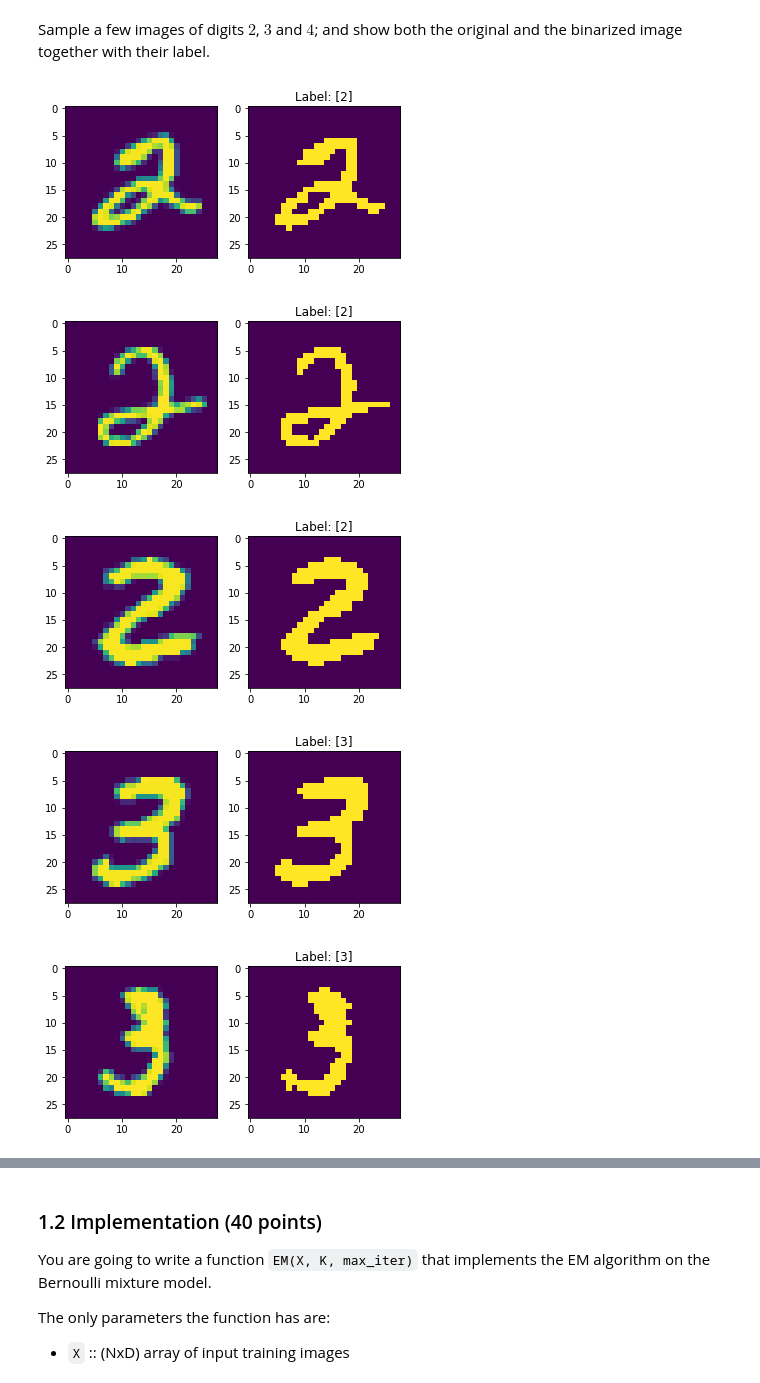
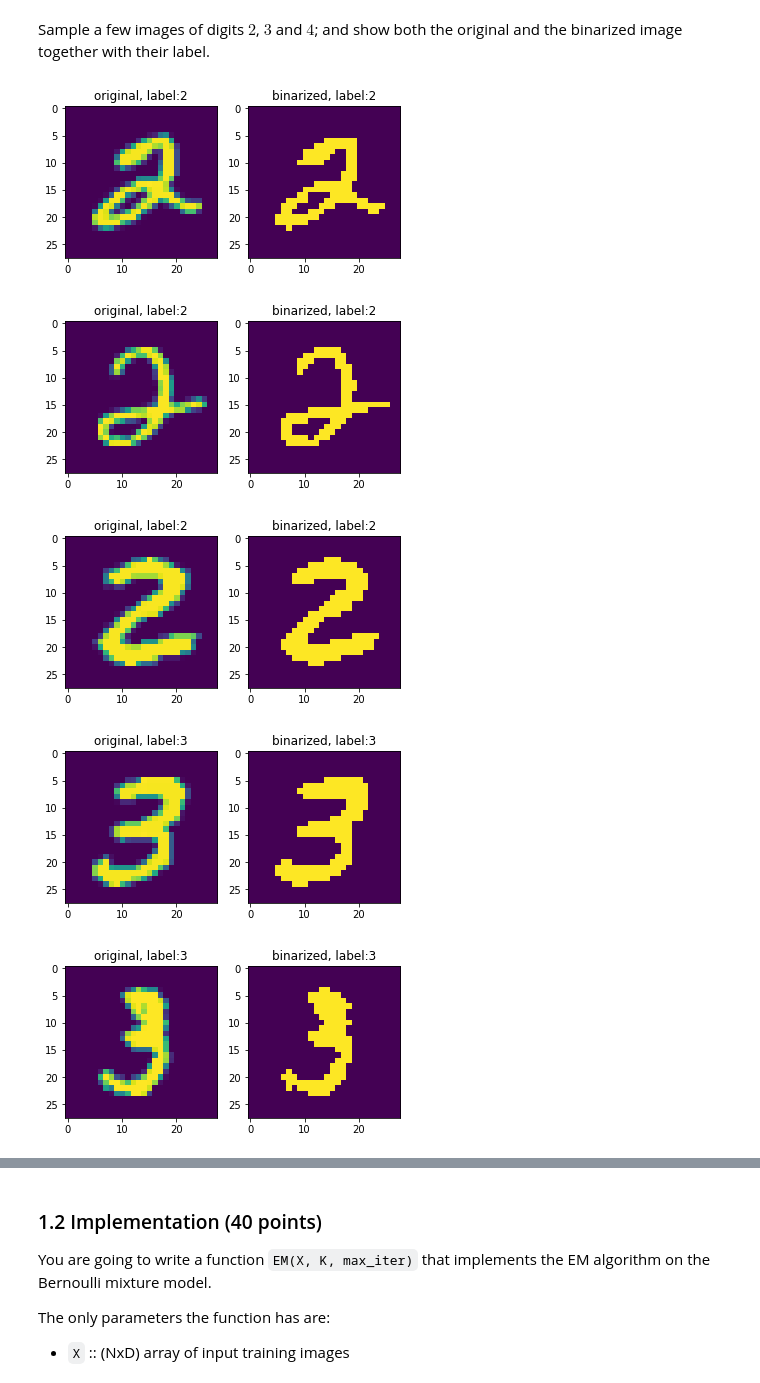
Before and after one commit to JappaB/ML2, a Jupyter notebook: lab3/10260250_10437215_lab3.ipynb, the cells around one changed output, grey strips where cells are left out. Drawn from its saved outputs; the diff is of its cells as text; code cells hidden in the pictures.

Commit message:
plots iets fancyer/incl titles

```diff
--- a/lab3/10260250_10437215_lab3.ipynb
+++ b/lab3/10260250_10437215_lab3.ipynb
@@ -67,17 +67,18 @@ Sample a few images of digits $2$, $3$ and $4$; and show both the original and t
 # %%
 twos = np.argwhere(train_labels == 2)
 threes = np.argwhere(train_labels == 3)
 fours = np.argwhere(train_labels == 4)
 sample = np.concatenate((twos[:3], threes[:3], fours[:3]))
 
 for image_idx in sample:
     fig, axes = plt.subplots(1, 2)
-    plt.title("Label: " + str(train_labels[image_idx])
     axes[0].imshow(train_data[image_idx].reshape(28, -1))
+    axes[0].set_title("original, label:"+ str(train_labels[image_idx][0]))
     axes[1].imshow(bin_train_data[image_idx].reshape(28, -1))
+    axes[1].set_title("binarized, label:"+ str(train_labels[image_idx][0]))
 # %% [output]
-[figure, old version]
+[figure, new version]
-[figure, old version]
+[figure, new version]
-[figure, old version]
+[figure, new version]
-[figure, old version]
+[figure, new version]
-[figure, old version]
+[figure, new version]
```
Also changed, not shown: parts of 3 cells of this notebook.
